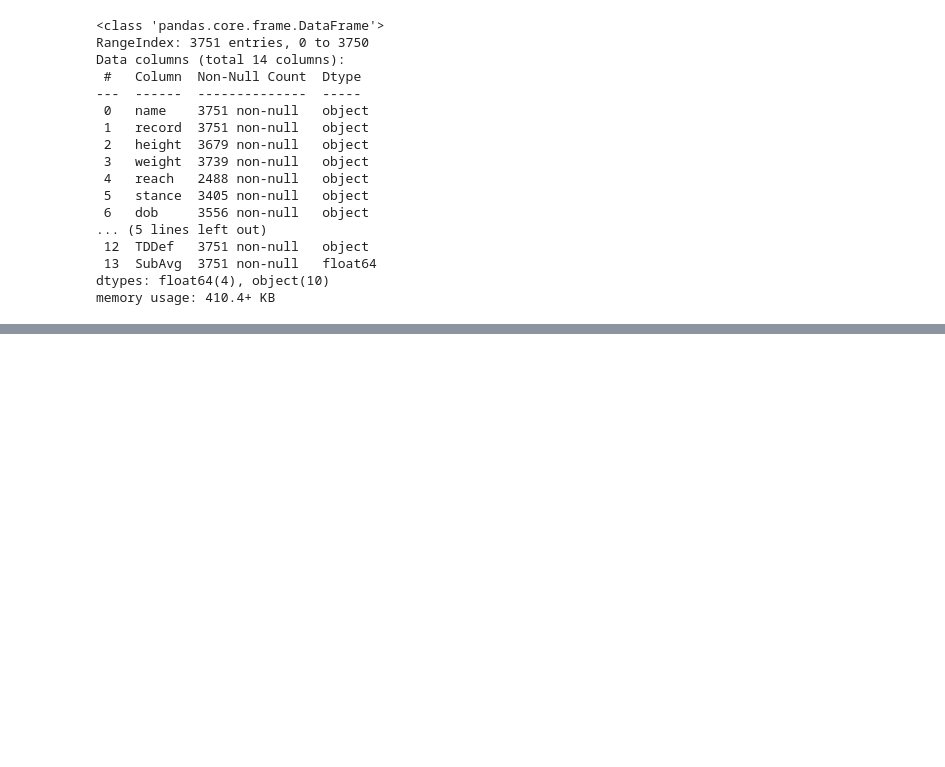
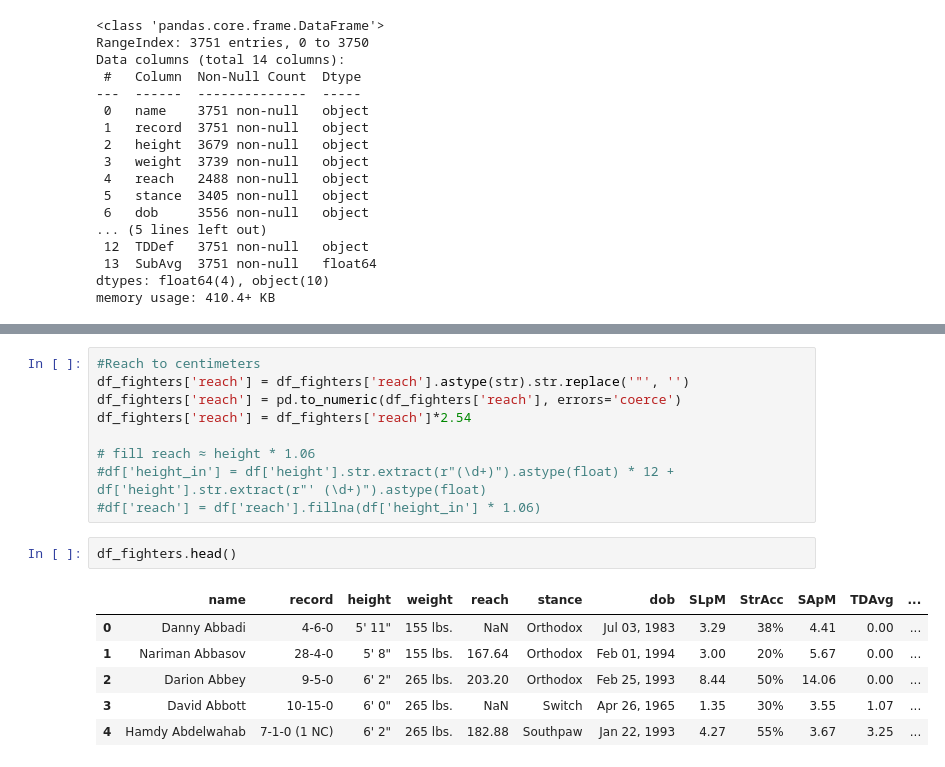
Before and after one commit to LLWICK/UFC-Fight-Winner-Predictor-Machine-learning, a Jupyter notebook: training/training.ipynb, the cells around one changed output, grey strips where cells are left out. Drawn from its saved outputs; the diff is of its cells as text; blank space fills up the shorter version.

```diff
--- a/training/training.ipynb
+++ b/training/training.ipynb
@@ -319,0 +292,18 @@ memory usage: 438.2+ KB
+# %%
+#Reach to centimeters
+df_fighters['reach'] = df_fighters['reach'].astype(str).str.replace('"', '')
+df_fighters['reach'] = pd.to_numeric(df_fighters['reach'], errors='coerce')
+df_fighters['reach'] = df_fighters['reach']*2.54
+
+# fill reach ≈ height * 1.06
+#df['height_in'] = df['height'].str.extract(r"(\d+)").astype(float) * 12 + df['height'].str.extract(r"' (\d+)").astype(float)
+#df['reach'] = df['reach'].fillna(df['height_in'] * 1.06)
+# %%
+df_fighters.head()
+# %% [output]
+|  | name | record | height | weight | reach | stance | dob | SLpM | StrAcc | SApM | TDAvg | ... |
+| 0 | Danny Abbadi | 4-6-0 | 5' 11" | 155 lbs. | NaN | Orthodox | Jul 03, 1983 | 3.29 | 38% | 4.41 | 0.00 | ... |
+| 1 | Nariman Abbasov | 28-4-0 | 5' 8" | 155 lbs. | 167.64 | Orthodox | Feb 01, 1994 | 3.00 | 20% | 5.67 | 0.00 | ... |
+| 2 | Darion Abbey | 9-5-0 | 6' 2" | 265 lbs. | 203.20 | Orthodox | Feb 25, 1993 | 8.44 | 50% | 14.06 | 0.00 | ... |
+| 3 | David Abbott | 10-15-0 | 6' 0" | 265 lbs. | NaN | Switch | Apr 26, 1965 | 1.35 | 30% | 3.55 | 1.07 | ... |
+| 4 | Hamdy Abdelwahab | 7-1-0 (1 NC) | 6' 2" | 265 lbs. | 182.88 | Southpaw | Jan 22, 1993 | 4.27 | 55% | 3.67 | 3.25 | ... |
```
Also changed, not shown: parts of 30 cells of this notebook.
